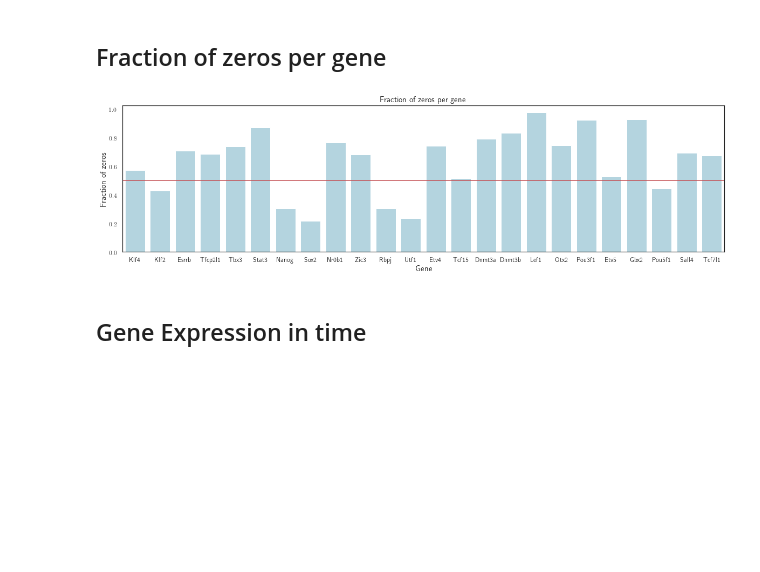
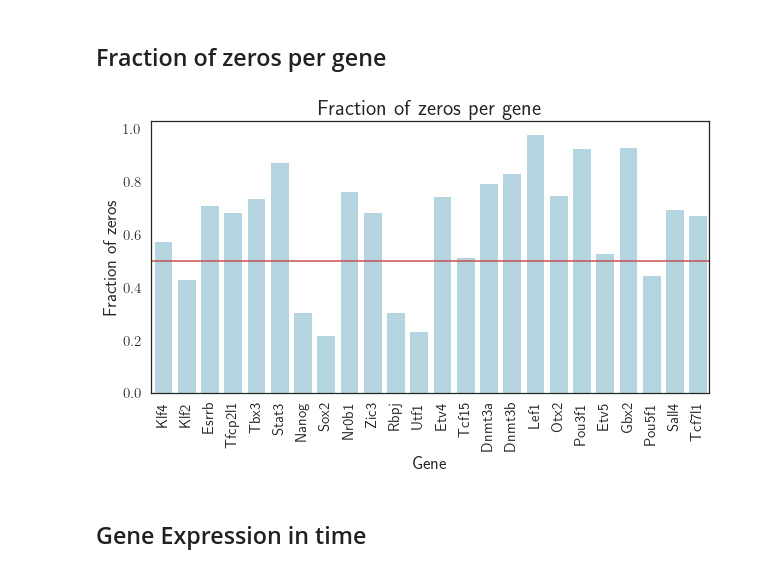
Before and after one commit to CleliaCorridori/GRN_Inference_CODE, a Jupyter notebook: Data_Processing.ipynb, the cells around one changed output. Saved outputs shown, nothing was run; the diff lists cells and outputs as text; code cells hidden in the pictures; blank space fills up the shorter version.

```diff
--- a/Data_Processing.ipynb
+++ b/Data_Processing.ipynb
@@ -96,22 +118,22 @@ df_lN.head(3)
 # %%
 # show with an histogram the number of zero value for each gene
 zeros_perGene_frac = np.sum(df_lN==0, axis=1)/df_lN.shape[1]
-plt.figure(figsize=(20,5))
+plt.figure(figsize=(10,5))
 # barplot of the number of zeros per gene
 sns.barplot(x=df_lN.index, y=zeros_perGene_frac, color='lightblue')
 
 # add a line at 0.5
 thr_zero = 0.5
 plt.axhline(y=thr_zero, color='r', linestyle='-', label=thr_zero)
 # plt.grid(True)
-plt.title('Fraction of zeros per gene', fontsize=15)
-plt.xlabel('Gene', fontsize=15)
-plt.ylabel('Fraction of zeros', fontsize=15)
-plt.xticks(fontsize=12)
-plt.yticks(fontsize=12)
+plt.title('Fraction of zeros per gene', fontsize=22)
+plt.xlabel('Gene', fontsize=18)
+plt.ylabel('Fraction of zeros', fontsize=18)
+plt.xticks(fontsize=15, rotation=90)
+plt.yticks(fontsize=15)
 plt.show()
 # %% [output]
-[figure, old version]
+[figure, new version]
 # %% [markdown]
 ## Gene Expression in time
 # %% [markdown]
```
Also changed, not shown: parts of 8 cells of this notebook, 7 other files.
